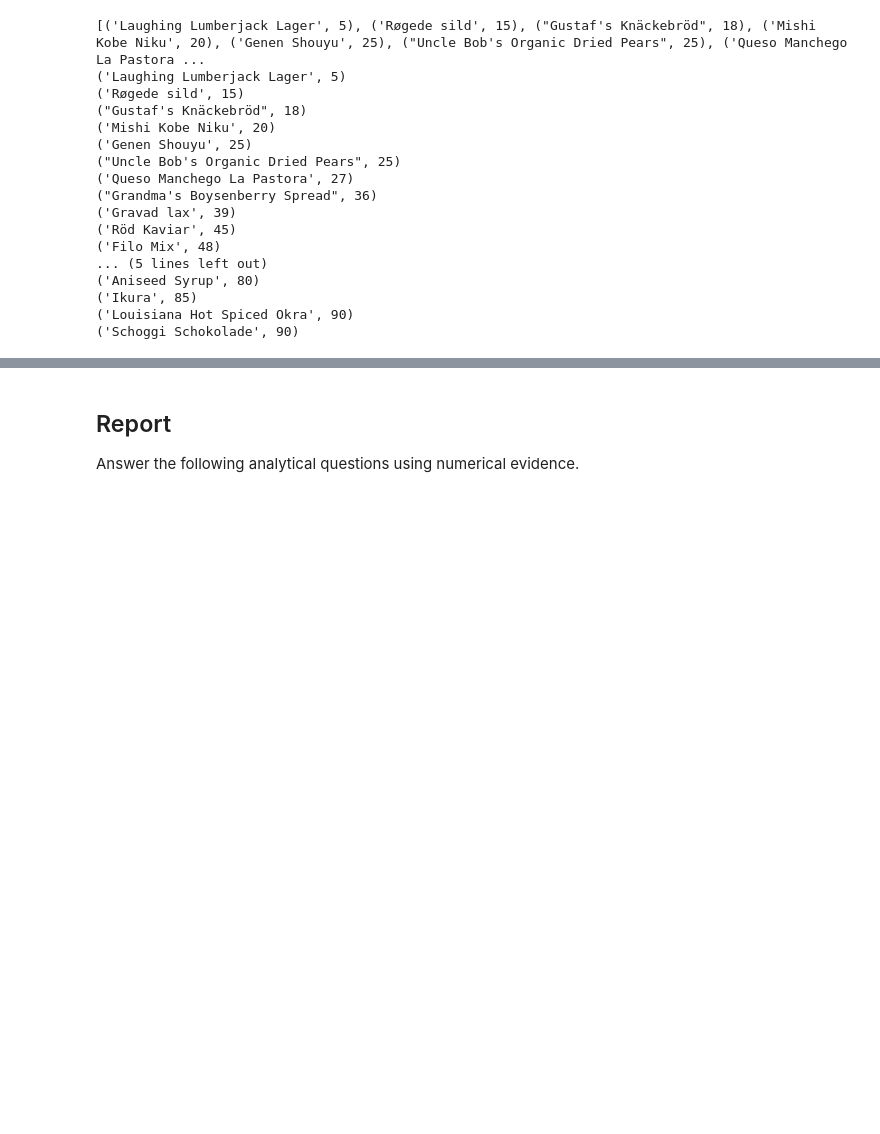
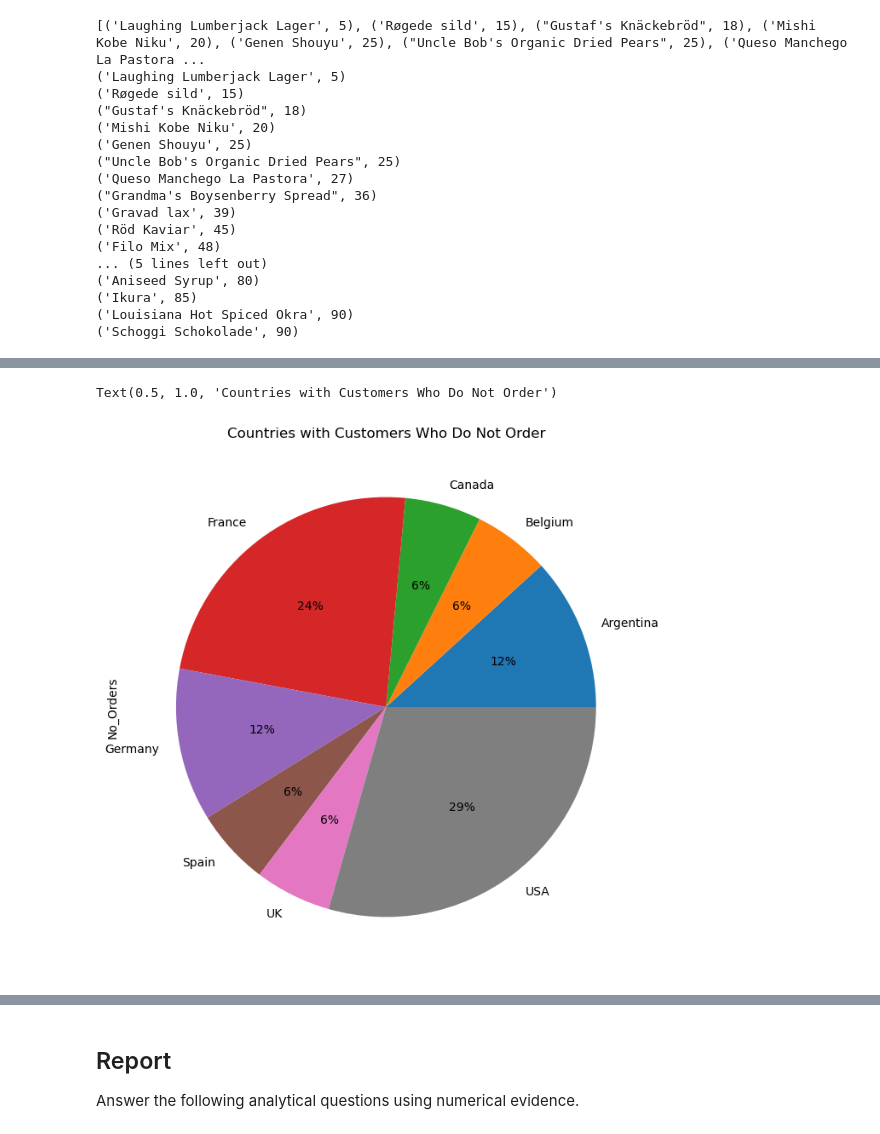
Before and after one commit to dwilliams170/Market_ADHOC_Report, a Jupyter notebook: adhoc_report.ipynb, the cells around one changed output, grey strips where cells are left out. Cells and saved outputs as stored; diff of their text form; code cells hidden in the pictures; blank space fills up the shorter version.

```diff
--- a/adhoc_report.ipynb
+++ b/adhoc_report.ipynb
@@ -276,7 +342,20 @@ Which countries have at least one customer who has placed **no** orders? Count u
 **Hint**: A join is necessary. We can also check if a column is `NULL` using the `IS` keyword.
 # %%
 # TODO: Write a SQL query which will answer the question above.
-...
+
+cursor.execute("""
+
+    SELECT c.Country, Count(c.CustomerID)
+    FROM Customers as c
+    LEFT JOIN Orders as o
+    ON c.CustomerID = o.CustomerID
+    WHERE o.CustomerID IS NULL
+    GROUP BY Country
+""")
 
 # TODO: Fetch your list of tuples and print it out
-...
+no_orders_countries = cursor.fetchall()
+print(no_orders_countries)
+
+for no in no_orders_countries:
+    print(no)
@@ -283,9 +372,14 @@ Which countries have at least one customer who has placed **no** orders? Count u
 # %%
 # TODO: Convert your list of tuples to a dataframe
-...
+df = pd.DataFrame(data = no_orders_countries, columns =['Country','No_Orders'])
 
 # TODO: Generate a visualization on this dataframe
-...
+df.groupby(['Country']).sum().plot(kind='pie', y = 'No_Orders', autopct = '%1.0f%%', legend=False, figsize=(8,8))
+plt.title('Countries with Customers Who Do Not Order')
+plt.savefig('Countries with Customers Who Do Not Orders.png')
+# %% [output]
+Text(0.5, 1.0, 'Countries with Customers Who Do Not Order')
+[figure, added]
 # %% [markdown]
 ### Question 8 : Most Popular Suppliers
 
```
Also changed, not shown: parts of 24 cells of this notebook, 12 other files.
